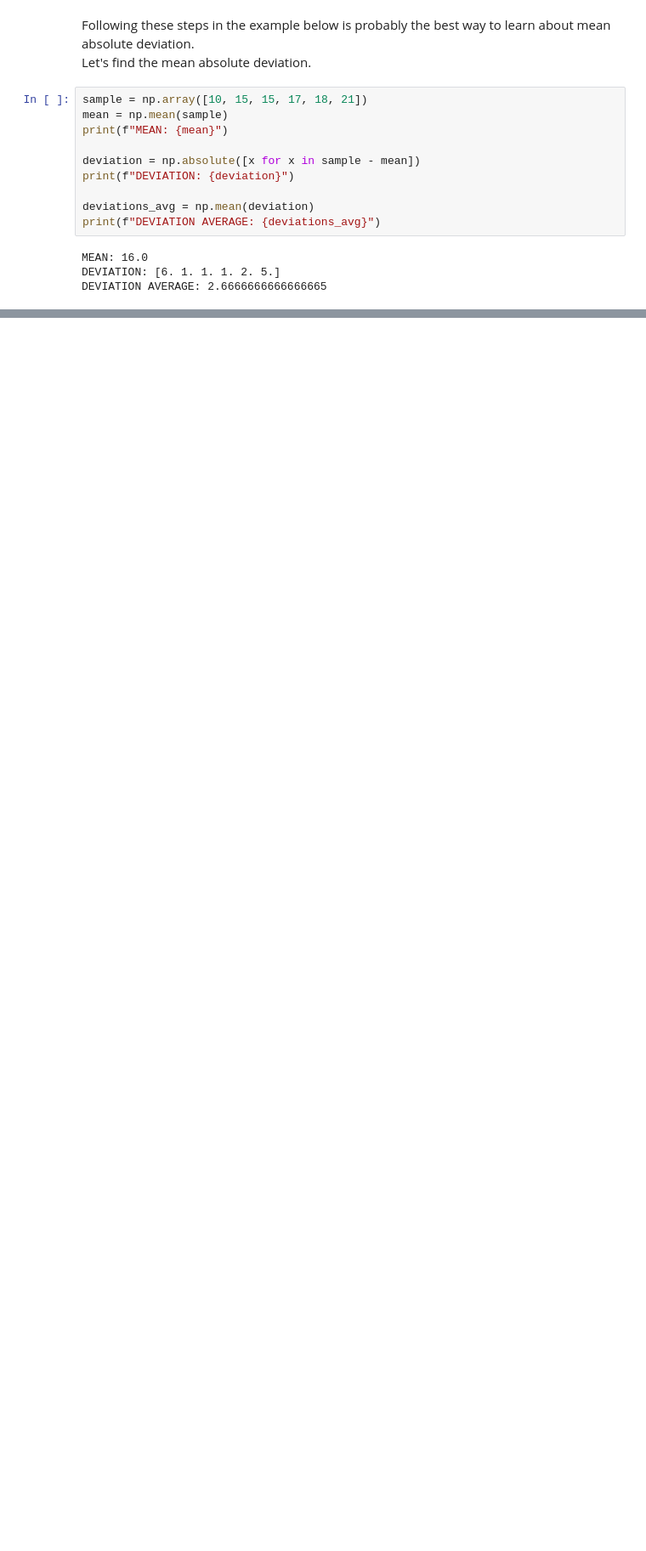
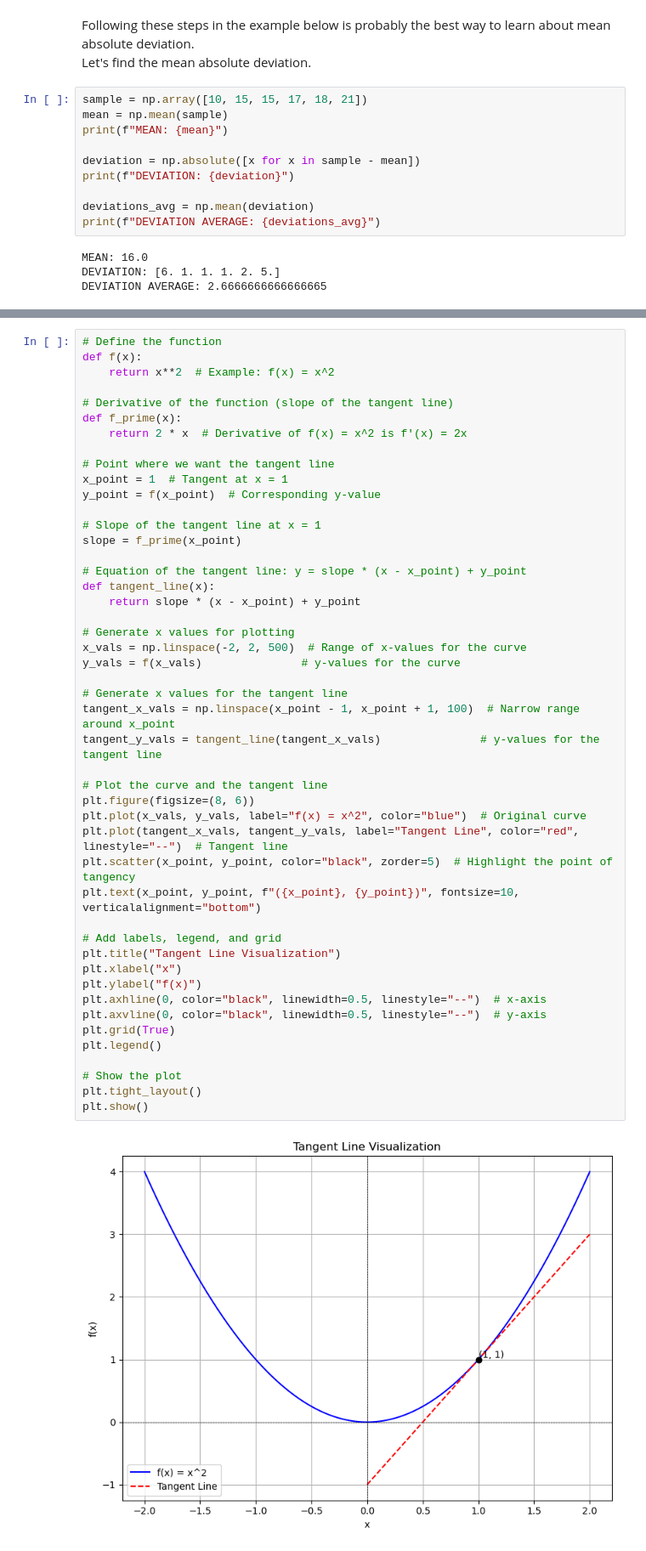
Before and after one commit to Sjahriyar/Ai-Study, a Jupyter notebook: math.ipynb, the cells around one changed output, grey strips where cells are left out. Shown: that part at 85% size. Drawn from its saved outputs; the diff is of its cells as text; blank space fills up the shorter version.

```diff
--- a/math.ipynb
+++ b/math.ipynb
@@ -419,0 +921,49 @@ These metrics provide different insights into model performance, and the choice
+# %%
+# Define the function
+def f(x):
+    return x**2  # Example: f(x) = x^2
+
+# Derivative of the function (slope of the tangent line)
+def f_prime(x):
+    return 2 * x  # Derivative of f(x) = x^2 is f'(x) = 2x
+
+# Point where we want the tangent line
+x_point = 1  # Tangent at x = 1
+y_point = f(x_point)  # Corresponding y-value
+
+# Slope of the tangent line at x = 1
+slope = f_prime(x_point)
+
+# Equation of the tangent line: y = slope * (x - x_point) + y_point
+def tangent_line(x):
+    return slope * (x - x_point) + y_point
+
+# Generate x values for plotting
+x_vals = np.linspace(-2, 2, 500)  # Range of x-values for the curve
+y_vals = f(x_vals)               # y-values for the curve
+
+# Generate x values for the tangent line
+tangent_x_vals = np.linspace(x_point - 1, x_point + 1, 100)  # Narrow range around x_point
+tangent_y_vals = tangent_line(tangent_x_vals)               # y-values for the tangent line
+
+# Plot the curve and the tangent line
+plt.figure(figsize=(8, 6))
+plt.plot(x_vals, y_vals, label="f(x) = x^2", color="blue")  # Original curve
+plt.plot(tangent_x_vals, tangent_y_vals, label="Tangent Line", color="red", linestyle="--")  # Tangent line
+plt.scatter(x_point, y_point, color="black", zorder=5)  # Highlight the point of tangency
+plt.text(x_point, y_point, f"({x_point}, {y_point})", fontsize=10, verticalalignment="bottom")
+
+# Add labels, legend, and grid
+plt.title("Tangent Line Visualization")
+plt.xlabel("x")
+plt.ylabel("f(x)")
+plt.axhline(0, color="black", linewidth=0.5, linestyle="--")  # x-axis
+plt.axvline(0, color="black", linewidth=0.5, linestyle="--")  # y-axis
+plt.grid(True)
+plt.legend()
+
+# Show the plot
+plt.tight_layout()
+plt.show()
+# %% [output]
+[figure, added]
```
Also changed, not shown: parts of 37 cells of this notebook, 7 other files.
